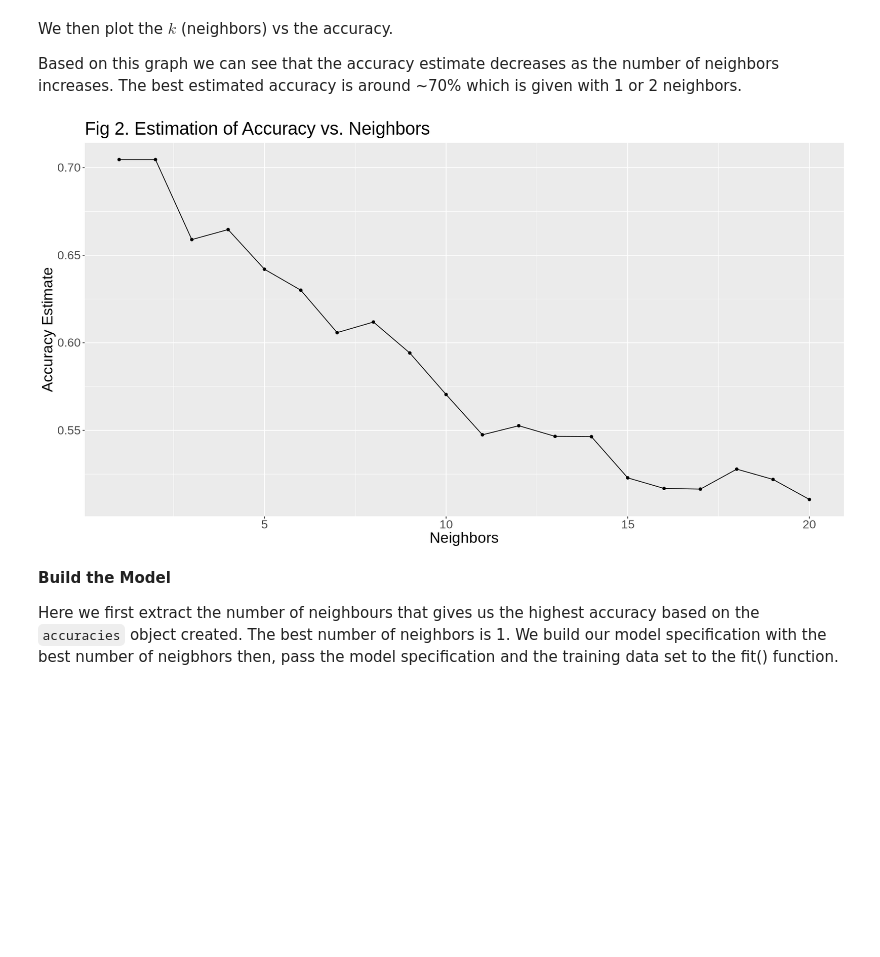
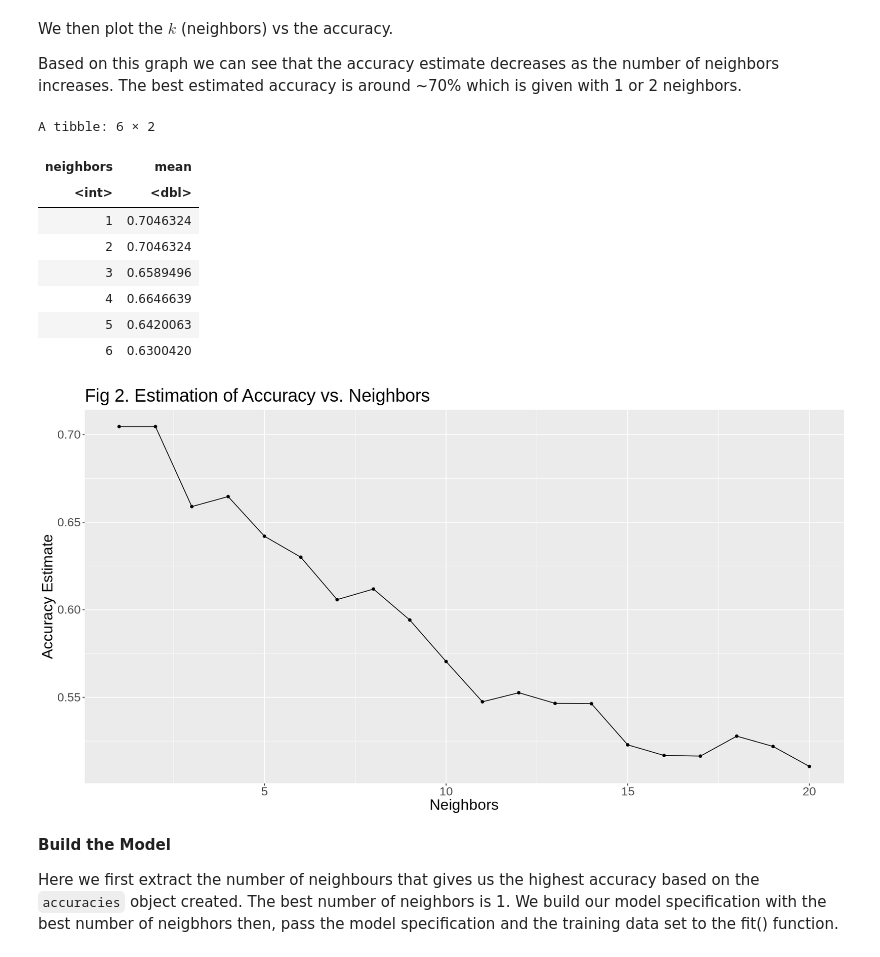
Before and after one commit to omairqazi29/DSCI100, a Jupyter notebook: Report.ipynb, the cells around one changed output. Cells and saved outputs as stored; diff of their text form; code cells hidden in the pictures; blank space fills up the shorter version.

```diff
--- a/Report.ipynb
+++ b/Report.ipynb
@@ -254,12 +242,23 @@ Based on this graph we can see that the accuracy estimate decreases as the numbe
 # %%
 accuracy_vs_k <- ggplot(accuracies, aes(x = neighbors, y = mean)) +
   geom_point() +
   geom_line() +
   labs(x = "Neighbors", y = "Accuracy Estimate") +
   theme(text = element_text(size = 20)) +
-  ggtitle("Fig 2. Estimation of Accuracy vs. Neighbors")
+  ggtitle("Figure 2. Estimation of Accuracy vs. Neighbors")
 accuracy_vs_k
+
+select(head(accuracies), neighbors, mean)
 # %% [output]
+A tibble: 6 × 2
+| neighbors | mean |
+| <int> | <dbl> |
+| 1 | 0.7046324 |
+| 2 | 0.7046324 |
+| 3 | 0.6589496 |
+| 4 | 0.6646639 |
+| 5 | 0.6420063 |
+| 6 | 0.6300420 |
 [figure]
 # %% [markdown]
 **Build the Model**<br>
```
Also changed, not shown: parts of 20 cells of this notebook.
